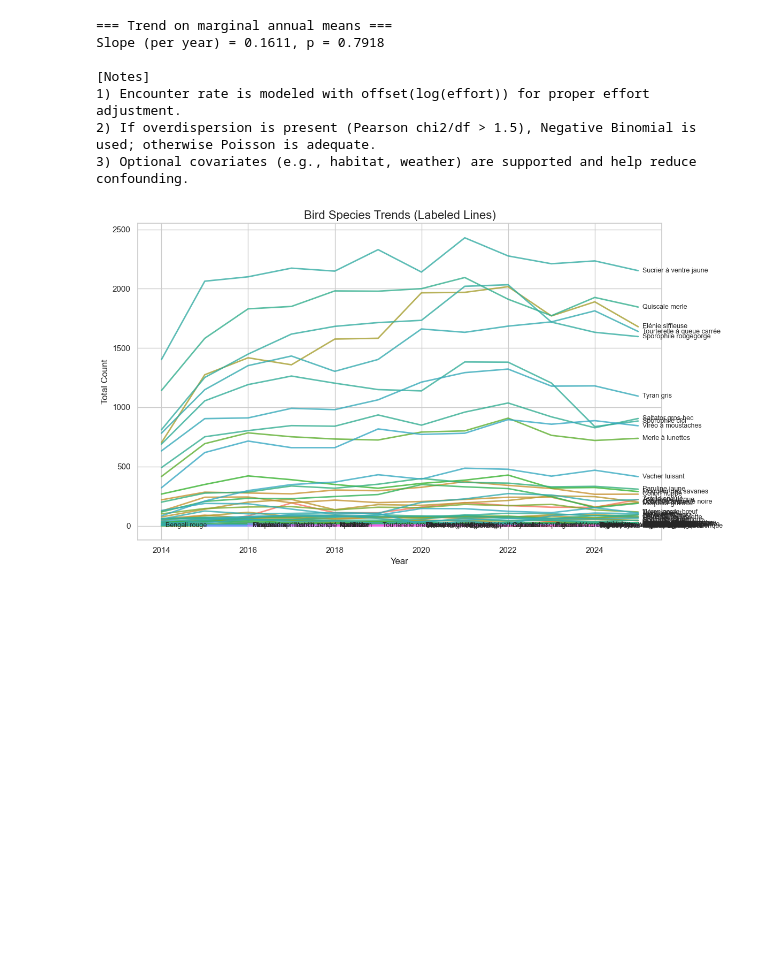
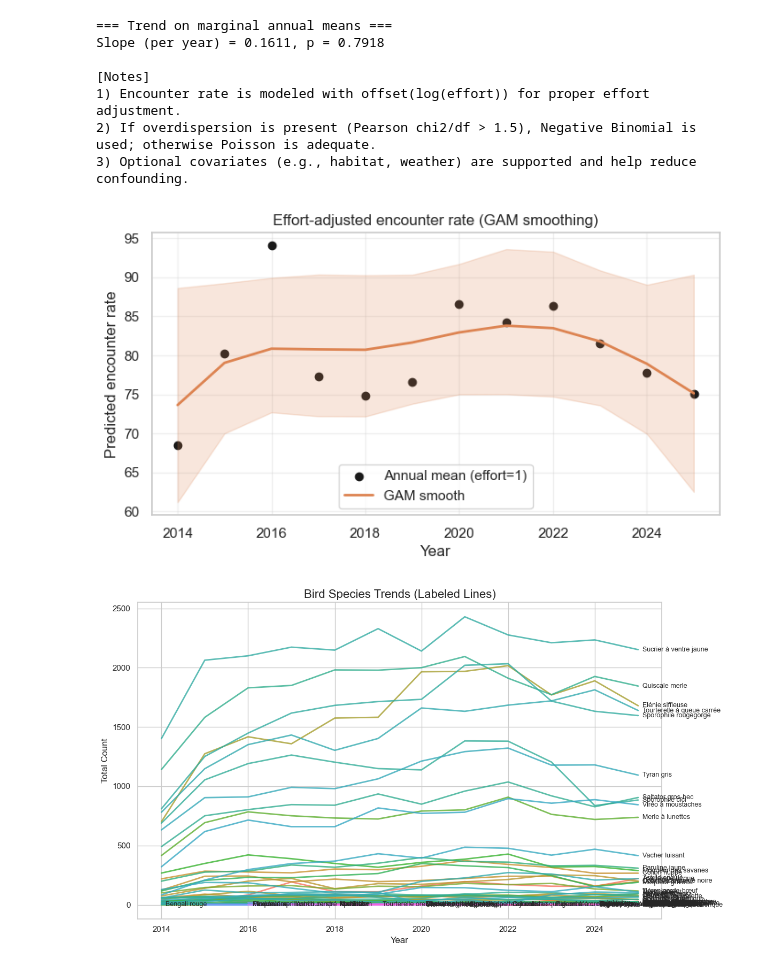
Before and after one commit to fonction-positive/AS_Projet_Birds, a Jupyter notebook: projet_bird/bird.ipynb, the cells around one changed output. Cells and saved outputs as stored; diff of their text form; code cells hidden in the pictures; blank space fills up the shorter version.

```diff
--- a/projet_bird/bird.ipynb
+++ b/projet_bird/bird.ipynb
@@ -1719,0 +1722,22 @@ Slope (per year) = 0.1611, p = 0.7918
+# %%
+from pygam import PoissonGAM, s
+
+X = annual_encounter.index.values.reshape(-1, 1)
+y = annual_encounter['rate_pred'].values
+gam = PoissonGAM(s(0, n_splines=6)).fit(X, y)
+
+plt.figure(figsize=(8,4))
+plt.scatter(X, y, color='k', label='Annual mean (effort=1)')
+plt.plot(X, gam.predict(X), color='C1', linewidth=2, label='GAM smooth')
+plt.fill_between(X.flatten(),
+                 gam.confidence_intervals(X)[:,0],
+                 gam.confidence_intervals(X)[:,1],
+                 color='C1', alpha=0.2)
+plt.xlabel('Year')
+plt.ylabel('Predicted encounter rate')
+plt.title('Effort-adjusted encounter rate (GAM smoothing)')
+plt.legend()
+plt.grid(alpha=0.3)
+plt.show()
+# %% [output]
+[figure, added]
```
Also changed, not shown: parts of 2 cells of this notebook.
